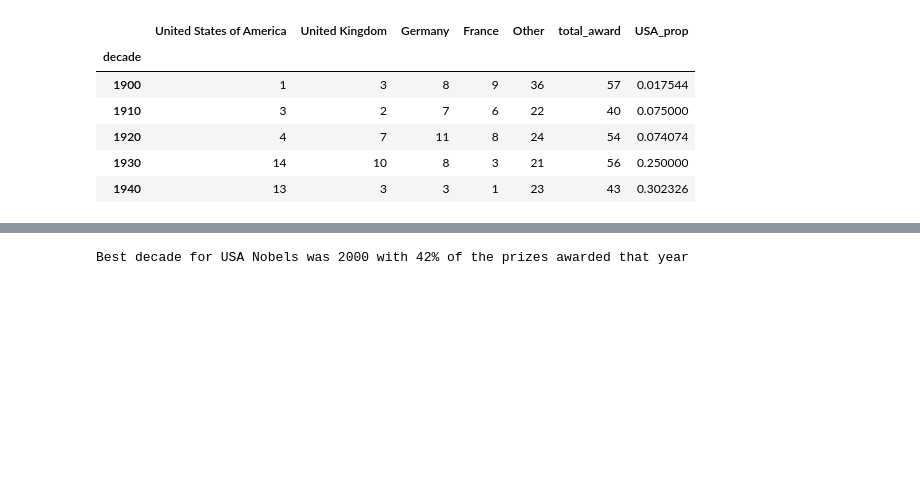
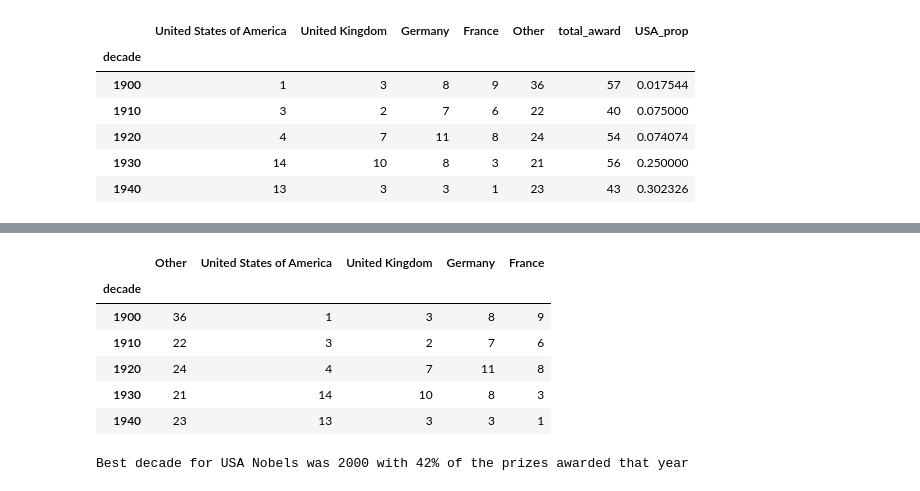
Before and after one commit to MichaelSzczepaniak/DSPortfolio, a Jupyter notebook: Nobel_Winners/NobelWinners.ipynb, the cells around one changed output, grey strips where cells are left out. Drawn from its saved outputs; the diff is of its cells as text; code cells hidden in the pictures; blank space fills up the shorter version.

```diff
--- a/Nobel_Winners/NobelWinners.ipynb
+++ b/Nobel_Winners/NobelWinners.ipynb
@@ -209,3 +213,13 @@ plt.show()
+# %%
+df_left_plot.head()
+# %% [output]
+|  | Other | United States of America | United Kingdom | Germany | France |
+| decade |  |  |  |  |  |
+| 1900 | 36 | 1 | 3 | 8 | 9 |
+| 1910 | 22 | 3 | 2 | 7 | 6 |
+| 1920 | 24 | 4 | 7 | 11 | 8 |
+| 1930 | 21 | 14 | 10 | 8 | 3 |
+| 1940 | 23 | 13 | 3 | 3 | 1 |
 # %%
 # just need to sort to confirm what we see visually
 best_usa_decade = df_top_countries.sort_values(by='USA_prop', ascending=False).reset_index().loc[0, 'decade']
```
Also changed, not shown: parts of 2 cells of this notebook.
